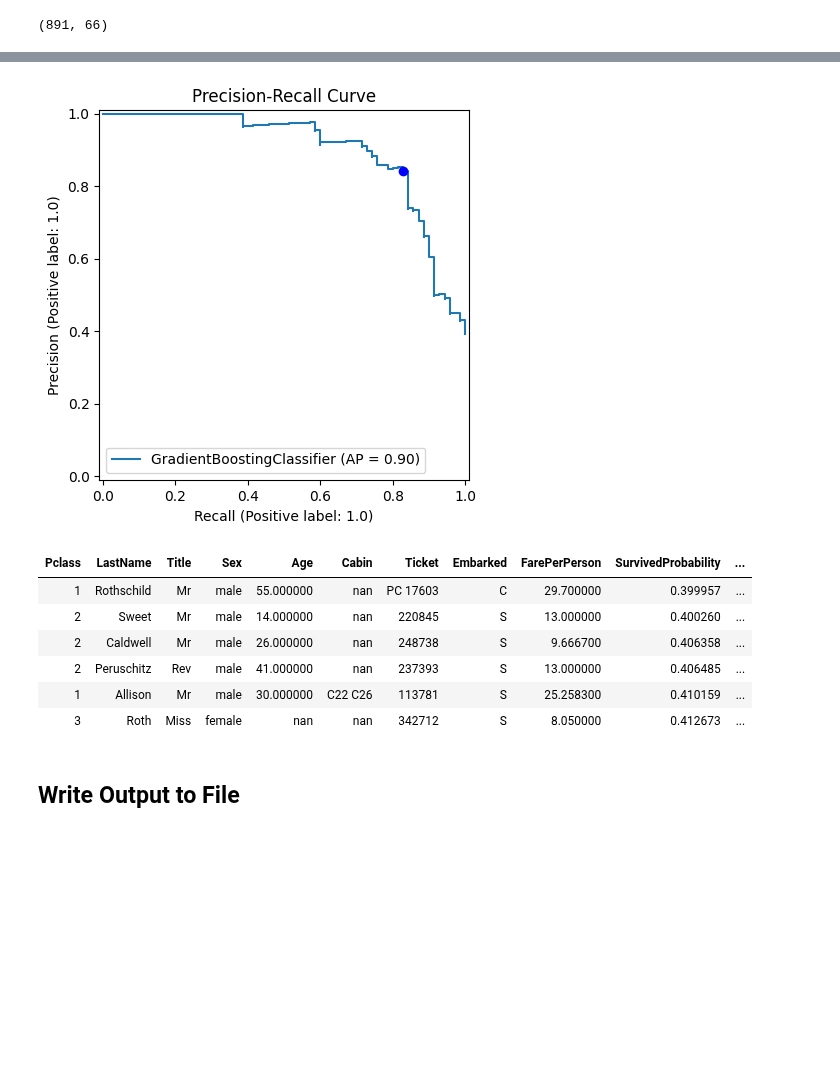
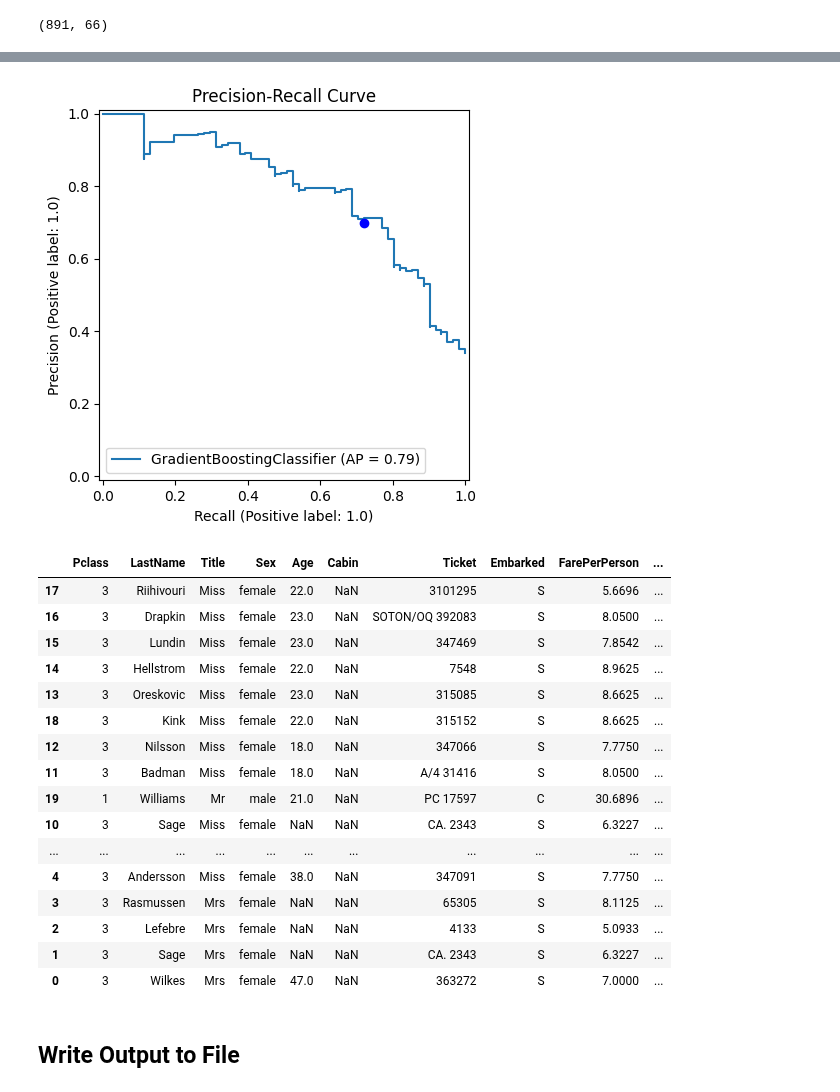
Before and after one commit to jmartenstein/titanic-ml, a Jupyter notebook: src/nb06_boosting.ipynb, the cells around one changed output, grey strips where cells are left out. Cells and saved outputs as stored; diff of their text form; code cells hidden in the pictures; blank space fills up the shorter version.

```diff
--- a/src/nb06_boosting.ipynb
+++ b/src/nb06_boosting.ipynb
@@ -22,8 +22,8 @@ print(df_.shape)
 # %% [output]
 (891, 66)
 # %%
-all_columns = True
-#all_columns = False
+#all_columns = True
+all_columns = False
 
 if all_columns:
     columns_to_drop = [ "Survived", "Name", "Title", "TitleGrouped", "LastName", "Cabin",
@@ -34,9 +34,8 @@ if all_columns:
                          "TicketConfirmedDied", "GroupDied", "Died" ]
     x_colnames = [i for i in df_.columns if i not in columns_to_drop]
 else:
-    x_colnames = [ "P3orDeadTitle", "Mr", "Pclass3", "Pclass2", "Pclass3", "IsMale", "FppRobust",
-                   "AgeRobust", "GroupSize", "EmbarkOrd", "TitleOrd", "CabinOrd", "Pclass",
-                   "HasCabin", "IsAlone", "Fare", "LastNameOrd", "GroupSurvived"  ]
+    x_colnames = [  "P3orDeadTitle", "Pclass3", "EmbarkOrd", "SmallGroup", "AgeImputed" ]
+
 
 y_colname = [ "Survived" ]
 
@@ -71,11 +66,11 @@ s_scoring = "balanced_accuracy"
 
 param_dist = {
     'learning_rate':     [ 0.1 ],
-    'max_features':      [ 6 ],
-    'n_estimators':      [ 10 ],
-    'max_depth':         [ 8 ],
-    'min_samples_split': [ 30 ],
-    'min_samples_leaf':  [ 20 ],
+    'max_features':      [ 3 ],
+    'n_estimators':      [ 15 ],
+    'max_depth':         [ 6 ],
+    'min_samples_split': [ 40 ],
+    'min_samples_leaf':  [ 25 ],
     'subsample':         [ 0.7 ],
 }
 
@@ -238,32 +222,44 @@ plt.title('Precision-Recall Curve')
 plt.plot(recall, precision, 'bo', label=f'Test Operating Point')
 plt.show()
 # %% [output]
-[figure, old version]
+[figure, new version]
 # %%
 df_test = pd.read_csv(f"../data/kaggle/test.clean.{datestamp}.csv")
 
 y_proba = model.predict_proba(df_test[x_colnames])
-y_preds = (y_proba[:,1] > test_threshold).astype(int)
+y_preds = (y_proba[:,1] >= test_threshold).astype(int)
 
 df_test["SurvivedProbability"] = y_proba[:,1]
 df_test["Survived"] = y_preds
 
-df_test_sub = df_test[ (df_test["SurvivedProbability"] < test_threshold + 0.1) & \
-                       (df_test["SurvivedProbability"] > test_threshold - 0.1) ] \
-                .sort_values(by="SurvivedProbability") \
+offset = 0.015
+
+df_test_sub = df_test[ (df_test["SurvivedProbability"] <= test_threshold + offset) & \
+                       (df_test["SurvivedProbability"] >= test_threshold - offset ) ] \
+                .sort_values(by="SurvivedProbability", ascending=True) \
                 .reset_index()
 
-df_closest = df_test_sub.iloc[(df_test_sub["SurvivedProbability"] - test_threshold).abs().argsort()[:6]].sort_values(by="SurvivedProbability")
+df_closest = df_test_sub.iloc[(df_test_sub["SurvivedProbability"] - test_threshold).abs().argsort()]
 
-df_closest[[ "Pclass", "LastName", "Title", "Sex", "Age", "Cabin", "Ticket", "Embarked", "FarePerPerson", "SurvivedProbability", "Survived" ]].style.hide(axis="index")
+df_closest[[ "Pclass", "LastName", "Title", "Sex", "Age", "Cabin", "Ticket", "Embarked", "FarePerPerson", "SurvivedProbability", "Survived" ]]
 # %% [output]
-| Pclass | LastName | Title | Sex | Age | Cabin | Ticket | Embarked | FarePerPerson | SurvivedProbability | ... |
-| 1 | Rothschild | Mr | male | 55.000000 | nan | PC 17603 | C | 29.700000 | 0.399957 | ... |
-| 2 | Sweet | Mr | male | 14.000000 | nan | 220845 | S | 13.000000 | 0.400260 | ... |
-| 2 | Caldwell | Mr | male | 26.000000 | nan | 248738 | S | 9.666700 | 0.406358 | ... |
-| 2 | Peruschitz | Rev | male | 41.000000 | nan | 237393 | S | 13.000000 | 0.406485 | ... |
-| 1 | Allison | Mr | male | 30.000000 | C22 C26 | 113781 | S | 25.258300 | 0.410159 | ... |
-| 3 | Roth | Miss | female | nan | nan | 342712 | S | 8.050000 | 0.412673 | ... |
+|  | Pclass | LastName | Title | Sex | Age | Cabin | Ticket | Embarked | FarePerPerson | ... |
+| 17 | 3 | Riihivouri | Miss | female | 22.0 | NaN | 3101295 | S | 5.6696 | ... |
+| 16 | 3 | Drapkin | Miss | female | 23.0 | NaN | SOTON/OQ 392083 | S | 8.0500 | ... |
+| 15 | 3 | Lundin | Miss | female | 23.0 | NaN | 347469 | S | 7.8542 | ... |
+| 14 | 3 | Hellstrom | Miss | female | 22.0 | NaN | 7548 | S | 8.9625 | ... |
+| 13 | 3 | Oreskovic | Miss | female | 23.0 | NaN | 315085 | S | 8.6625 | ... |
+| 18 | 3 | Kink | Miss | female | 22.0 | NaN | 315152 | S | 8.6625 | ... |
+| 12 | 3 | Nilsson | Miss | female | 18.0 | NaN | 347066 | S | 7.7750 | ... |
+| 11 | 3 | Badman | Miss | female | 18.0 | NaN | A/4 31416 | S | 8.0500 | ... |
+| 19 | 1 | Williams | Mr | male | 21.0 | NaN | PC 17597 | C | 30.6896 | ... |
+| 10 | 3 | Sage | Miss | female | NaN | NaN | CA. 2343 | S | 6.3227 | ... |
+| ... | ... | ... | ... | ... | ... | ... | ... | ... | ... | ... |
+| 4 | 3 | Andersson | Miss | female | 38.0 | NaN | 347091 | S | 7.7750 | ... |
+| 3 | 3 | Rasmussen | Mrs | female | NaN | NaN | 65305 | S | 8.1125 | ... |
+| 2 | 3 | Lefebre | Mrs | female | NaN | NaN | 4133 | S | 5.0933 | ... |
+| 1 | 3 | Sage | Mrs | female | NaN | NaN | CA. 2343 | S | 6.3227 | ... |
+| 0 | 3 | Wilkes | Mrs | female | 47.0 | NaN | 363272 | S | 7.0000 | ... |
 # %% [markdown]
 ## Write Output to File
 # %%
```
Also changed, not shown: parts of 7 cells of this notebook.
